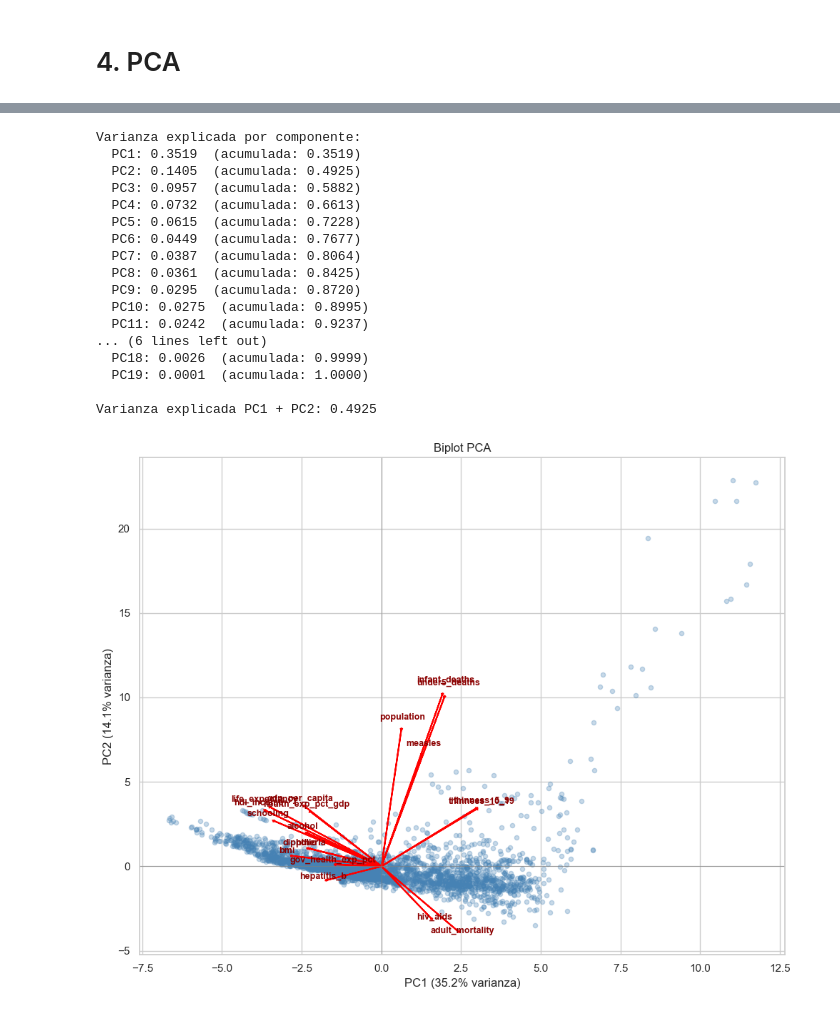
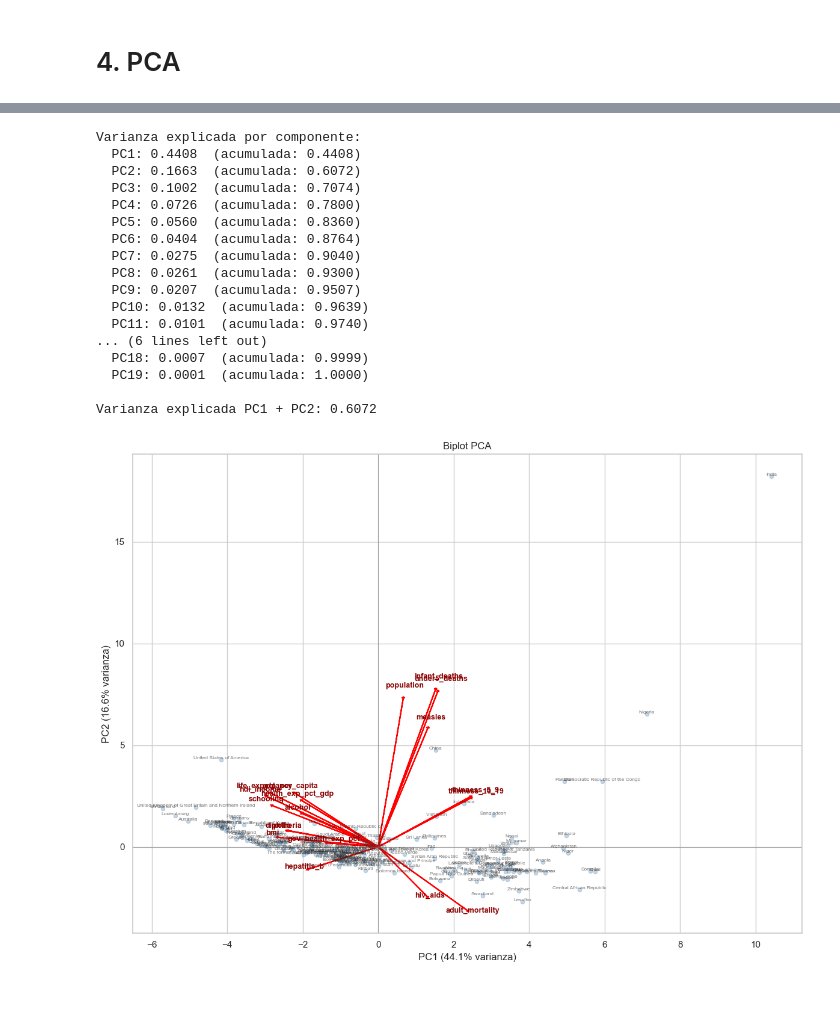
Before and after one commit to darc-17/Sandbox_HE2_DavidRodriguez, a Jupyter notebook: Taller 1/Punto 2. Regresión para Consultoría en Desarrollo Global/preprocesamiento_punto2.ipynb, the cells around one changed output, grey strips where cells are left out. Cells and saved outputs as stored; diff of their text form; code cells hidden in the pictures.

```diff
--- a/Taller 1/Punto 2. Regresión para Consultoría en Desarrollo Global/preprocesamiento_punto2.ipynb
+++ b/Taller 1/Punto 2. Regresión para Consultoría en Desarrollo Global/preprocesamiento_punto2.ipynb
@@ -2101,10 +2101,14 @@ Missings totales en columnas del df: 0
 from sklearn.preprocessing import StandardScaler
 
 cols_excluir = [
-    "Country", "Year", "develop_status",
+    "id", "Year", "develop_status",
 ]
 
-df_pca = df.drop(columns=cols_excluir).copy().set_index("id")
+df_pca = (
+    df.drop(columns=cols_excluir)
+    .groupby("Country")
+    .mean()
+)
 
 scaler = StandardScaler()
 df_pca[df_pca.columns] = scaler.fit_transform(df_pca)
@@ -2145,52 +2149,57 @@ X_pca = pca_2d.fit_transform(df_pca)
 print(f"\nVarianza explicada PC1 + PC2: {pca_2d.explained_variance_ratio_.sum():.4f}")
 
 # ── Biplot ────────────────────────────────────────────────────────────────────
-def biplot(score, coeff, labels, ax=None):
+def biplot(score, coeff, labels, obs_labels=None, ax=None):
     if ax is None:
-        fig, ax = plt.subplots(figsize=(10, 8))
+        fig, ax = plt.subplots(figsize=(12, 9))
     ax.scatter(score[:, 0], score[:, 1], alpha=0.3, s=20, c="steelblue")
+    if obs_labels is not None:
+        for i, name in enumerate(obs_labels):
+            ax.annotate(name, (score[i, 0], score[i, 1]),
+                        fontsize=6, alpha=0.6, ha="center", va="bottom")
     scale = np.abs(score).max(axis=0)
     for i, label in enumerate(labels):
         ax.arrow(0, 0,
                  coeff[i, 0] * scale[0] * 0.9,
                  coeff[i, 1] * scale[1] * 0.9,
                  head_width=0.08, head_length=0.05,
                  fc="red", ec="red", linewidth=1.5)
         ax.text(coeff[i, 0] * scale[0] * 0.95,
                 coeff[i, 1] * scale[1] * 0.95,
                 label, fontsize=9, color="darkred", fontweight="bold",
                 ha="center", va="bottom")
     ax.set_xlabel(f"PC1 ({pca_2d.explained_variance_ratio_[0]:.1%} varianza)")
     ax.set_ylabel(f"PC2 ({pca_2d.explained_variance_ratio_[1]:.1%} varianza)")
     ax.set_title("Biplot PCA")
     ax.axhline(0, color="grey", linewidth=0.5)
     ax.axvline(0, color="grey", linewidth=0.5)
     return ax
 
-fig, ax = plt.subplots(figsize=(10, 8))
-biplot(X_pca, pca_2d.components_.T, FEATURE_COLS, ax=ax)
+fig, ax = plt.subplots(figsize=(12, 9))
+biplot(X_pca, pca_2d.components_.T, FEATURE_COLS,
+       obs_labels=df_pca.index.tolist(), ax=ax)
 plt.tight_layout()
 plt.savefig(DIR_VIZS / "pca_biplot.png", dpi=150, bbox_inches="tight")
 plt.show()
 # %% [output]
 Varianza explicada por componente:
-  PC1: 0.3519  (acumulada: 0.3519)
-  PC2: 0.1405  (acumulada: 0.4925)
-  PC3: 0.0957  (acumulada: 0.5882)
-  PC4: 0.0732  (acumulada: 0.6613)
-  PC5: 0.0615  (acumulada: 0.7228)
-  PC6: 0.0449  (acumulada: 0.7677)
-  PC7: 0.0387  (acumulada: 0.8064)
-  PC8: 0.0361  (acumulada: 0.8425)
-  PC9: 0.0295  (acumulada: 0.8720)
-  PC10: 0.0275  (acumulada: 0.8995)
-  PC11: 0.0242  (acumulada: 0.9237)
+  PC1: 0.4408  (acumulada: 0.4408)
+  PC2: 0.1663  (acumulada: 0.6072)
+  PC3: 0.1002  (acumulada: 0.7074)
+  PC4: 0.0726  (acumulada: 0.7800)
+  PC5: 0.0560  (acumulada: 0.8360)
+  PC6: 0.0404  (acumulada: 0.8764)
+  PC7: 0.0275  (acumulada: 0.9040)
+  PC8: 0.0261  (acumulada: 0.9300)
+  PC9: 0.0207  (acumulada: 0.9507)
+  PC10: 0.0132  (acumulada: 0.9639)
+  PC11: 0.0101  (acumulada: 0.9740)
 ... (6 lines left out)
-  PC18: 0.0026  (acumulada: 0.9999)
+  PC18: 0.0007  (acumulada: 0.9999)
   PC19: 0.0001  (acumulada: 1.0000)
 
-Varianza explicada PC1 + PC2: 0.4925
+Varianza explicada PC1 + PC2: 0.6072
-[figure, old version]
+[figure, new version]
 # %%
 loadings = pd.DataFrame(
     pca_2d.components_.T,
```
Also changed, not shown: parts of 3 cells of this notebook, 1 other file.
